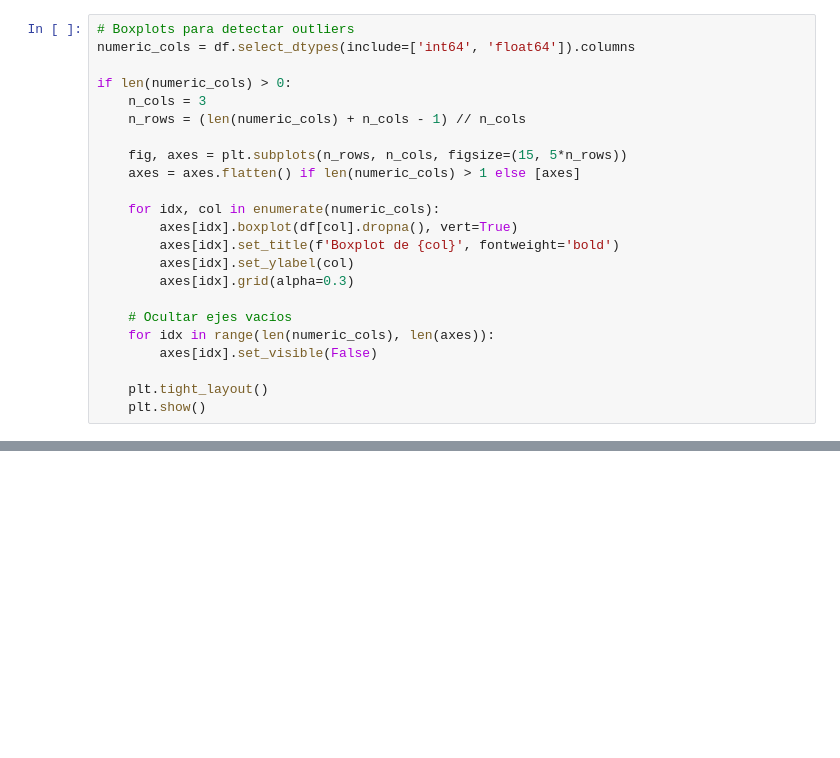
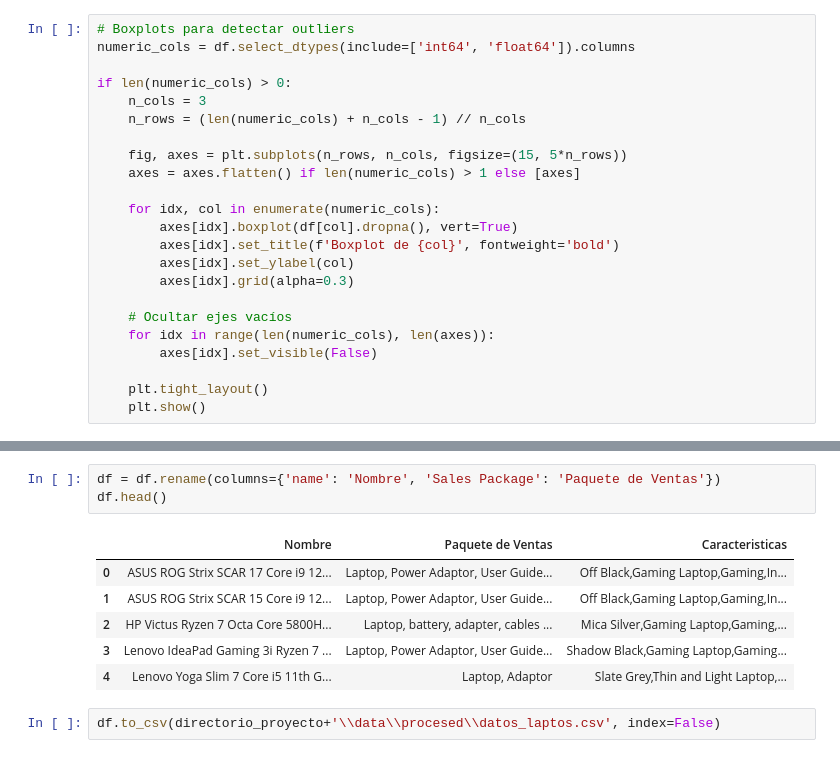
Before and after one commit to pmarin2592/ReglasAsociacion, a Jupyter notebook: notebooks/EDA_Laptos.ipynb, the cells around one changed output, grey strips where cells are left out. Saved outputs shown, nothing was run; the diff lists cells and outputs as text; blank space fills up the shorter version.

```diff
--- a/notebooks/EDA_Laptos.ipynb
+++ b/notebooks/EDA_Laptos.ipynb
@@ -249,0 +272,12 @@ if len(numeric_cols) > 0:
+# %%
+df = df.rename(columns={'name': 'Nombre', 'Sales Package': 'Paquete de Ventas'})
+df.head()
+# %% [output]
+|  | Nombre | Paquete de Ventas | Caracteristicas |
+| 0 | ASUS ROG Strix SCAR 17 Core i9 12... | Laptop, Power Adaptor, User Guide... | Off Black,Gaming Laptop,Gaming,In... |
+| 1 | ASUS ROG Strix SCAR 15 Core i9 12... | Laptop, Power Adaptor, User Guide... | Off Black,Gaming Laptop,Gaming,In... |
+| 2 | HP Victus Ryzen 7 Octa Core 5800H... | Laptop, battery, adapter, cables ... | Mica Silver,Gaming Laptop,Gaming,... |
+| 3 | Lenovo IdeaPad Gaming 3i Ryzen 7 ... | Laptop, Power Adaptor, User Guide... | Shadow Black,Gaming Laptop,Gaming... |
+| 4 | Lenovo Yoga Slim 7 Core i5 11th G... | Laptop, Adaptor | Slate Grey,Thin and Light Laptop,... |
+# %%
+df.to_csv(directorio_proyecto+'\\data\\procesed\\datos_laptos.csv', index=False)
```
Also changed, not shown: parts of 3 cells of this notebook, 2 other files.
